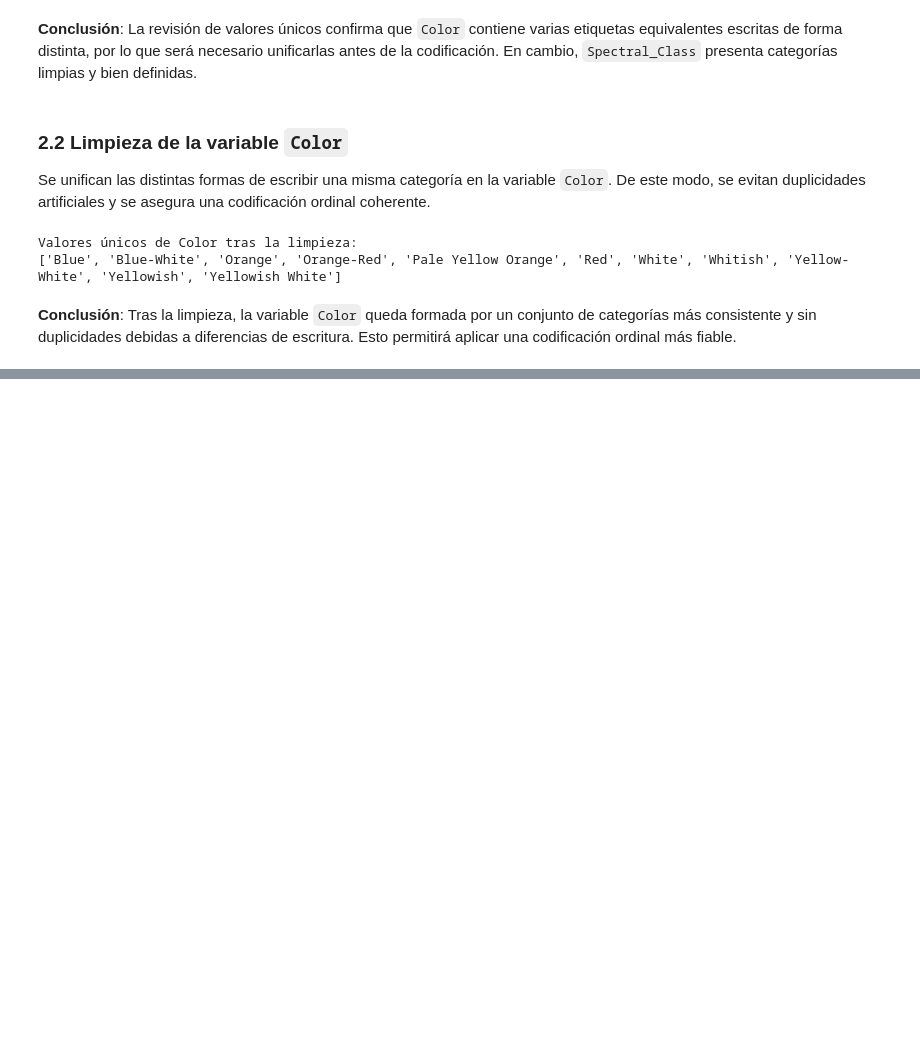
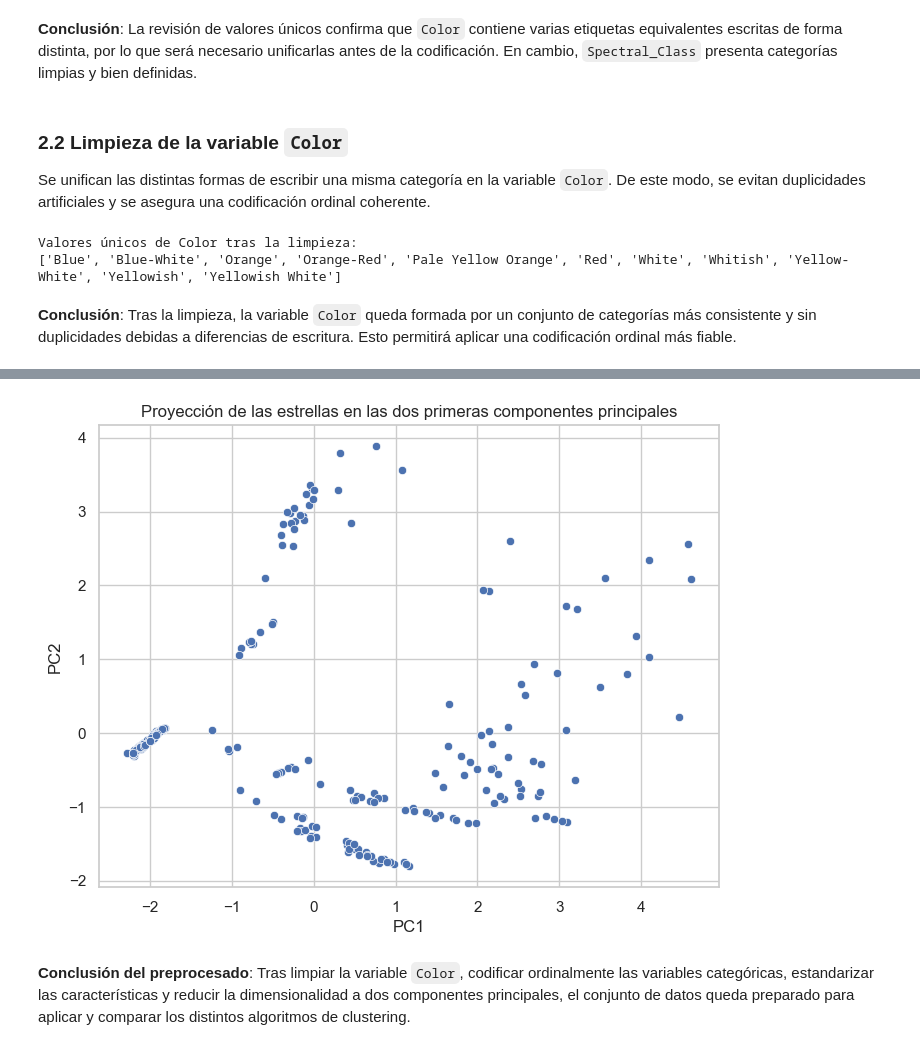
Before and after one commit to DiegoVa6/Grupo05_Practica2, a Jupyter notebook: practica2_estrellas.ipynb, the cells around one changed output, grey strips where cells are left out. Saved outputs shown, nothing was run; the diff lists cells and outputs as text; code cells hidden in the pictures; blank space fills up the shorter version.

Commit message:
preprocess fully done

```diff
--- a/practica2_estrellas.ipynb
+++ b/practica2_estrellas.ipynb
@@ -303,0 +380,7 @@ Valores únicos de Color tras la limpieza:
+# %%
+features = ["Temperature", "L", "R", "A_M", "Color_ord", "Spectral_Class_ord"]
+
+X = df_clean[features].copy()
+
+display(X.head())
+print("Dimensiones del dataset final:", X.shape)
@@ -303,0 +403,7 @@ Valores únicos de Color tras la limpieza:
+# %%
+scaler = StandardScaler()
+X_scaled = scaler.fit_transform(X)
+
+X_scaled_df = pd.DataFrame(X_scaled, columns=features)
+
+display(X_scaled_df.head())
@@ -303,0 +423,10 @@ Valores únicos de Color tras la limpieza:
+# %%
+pca = PCA(n_components=2, random_state=SEED)
+X_pca = pca.fit_transform(X_scaled)
+
+df_pca = pd.DataFrame(X_pca, columns=["PC1", "PC2"])
+
+display(df_pca.head())
+
+print("Varianza explicada por cada componente:", pca.explained_variance_ratio_)
+print("Varianza explicada acumulada:", pca.explained_variance_ratio_.sum())
@@ -303,0 +442,11 @@ Valores únicos de Color tras la limpieza:
+# %%
+plt.figure(figsize=(8, 6))
+sns.scatterplot(data=df_pca, x="PC1", y="PC2")
+plt.title("Proyección de las estrellas en las dos primeras componentes principales")
+plt.xlabel("PC1")
+plt.ylabel("PC2")
+plt.show()
+# %% [output]
+[figure, added]
+# %% [markdown]
+**Conclusión del preprocesado**: Tras limpiar la variable `Color`, codificar ordinalmente las variables categóricas, estandarizar las características y reducir la dimensionalidad a dos componentes principales, el conjunto de datos queda preparado para aplicar y comparar los distintos algoritmos de clustering.
```
Also changed, not shown: parts of 14 cells of this notebook.
